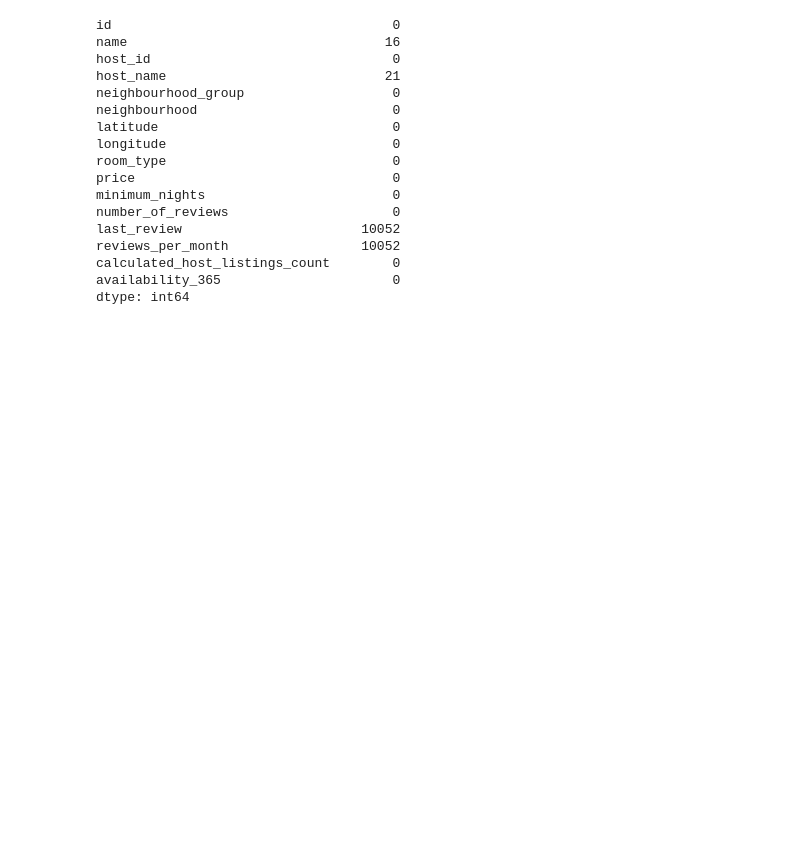
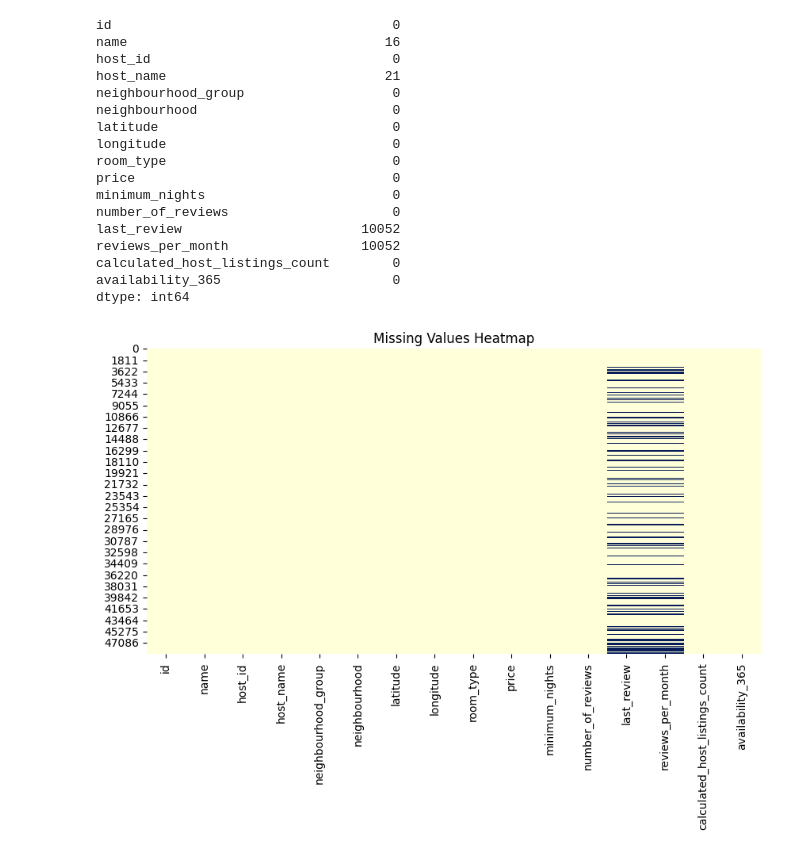
Before and after one commit to abhijeetanand9875/AirBnb_Bookings_Analysis-EDA-Abhijeet, a Jupyter notebook: Abhijeet_EDA_AirBnb_Bookings_Analysis_Notebook.ipynb, the cells around one changed output. Saved outputs shown, nothing was run; the diff lists cells and outputs as text; code cells hidden in the pictures; blank space fills up the shorter version.

```diff
--- a/Abhijeet_EDA_AirBnb_Bookings_Analysis_Notebook.ipynb
+++ b/Abhijeet_EDA_AirBnb_Bookings_Analysis_Notebook.ipynb
@@ -142,3 +142,12 @@ reviews_per_month                 10052
 calculated_host_listings_count        0
 availability_365                      0
 dtype: int64
+# %%
+# Visualizing the missing values through heatmap
+
+plt.figure(figsize=(10, 5))
+sns.heatmap(airbnb_data.isnull(), cbar=False, cmap='YlGnBu')
+plt.title('Missing Values Heatmap')
+plt.show()
+# %% [output]
+[figure, added]
```
Also changed, not shown: parts of 3 cells of this notebook.
